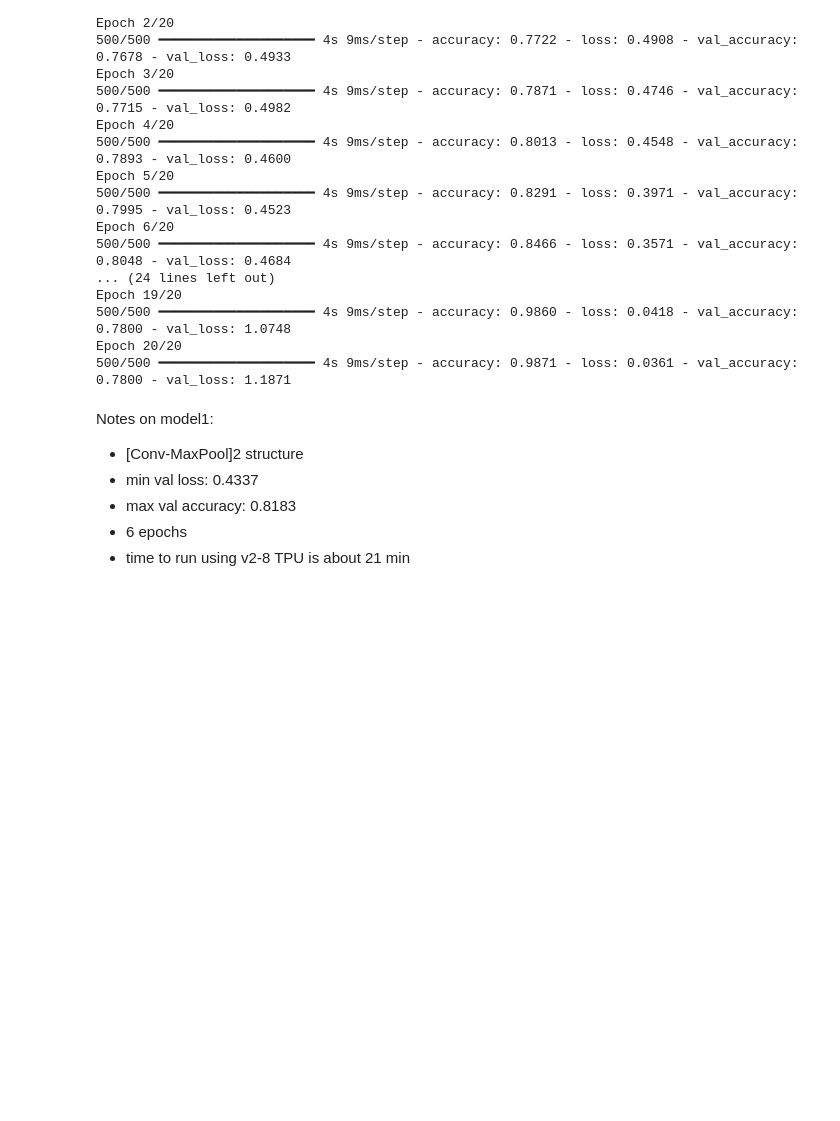
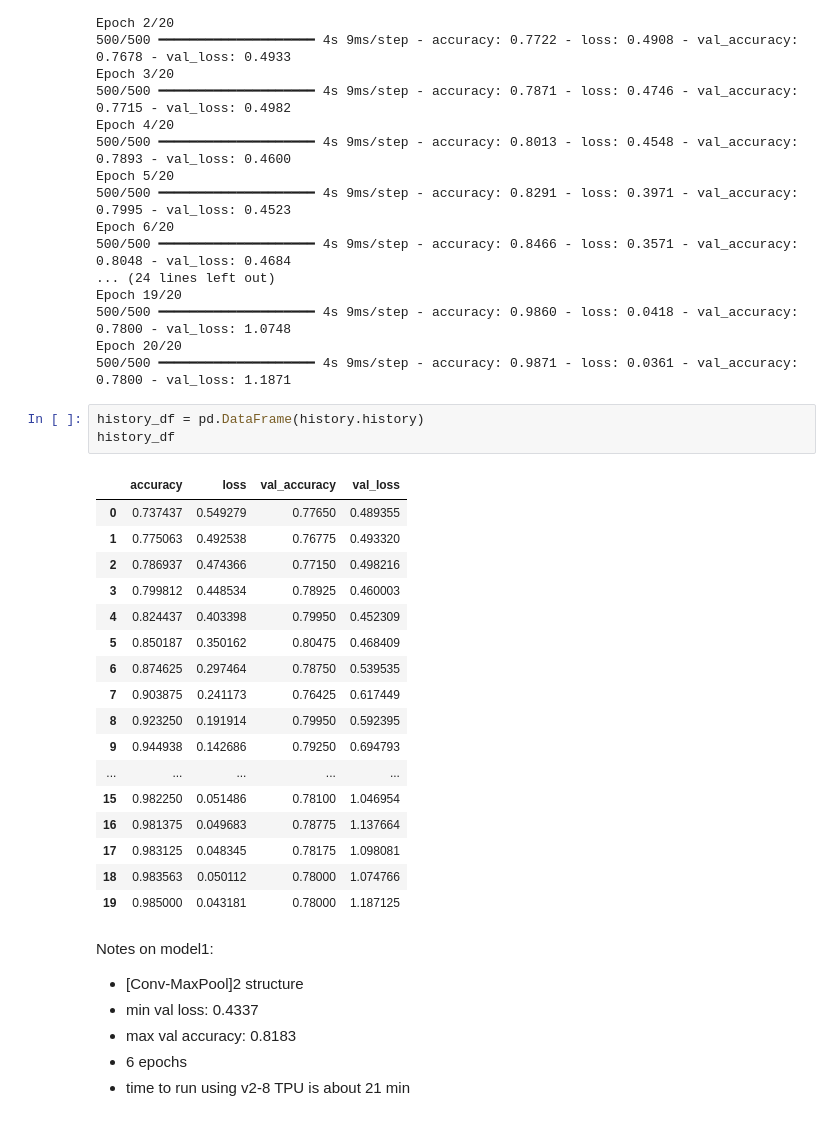
Before and after one commit to FleaBusyBeeBergs/dtsa5511-cnn-cancer-detection, a Jupyter notebook: cnn-cancer-detection.ipynb, the cells around one changed output. Cells and saved outputs as stored; diff of their text form; blank space fills up the shorter version.

```diff
--- a/cnn-cancer-detection.ipynb
+++ b/cnn-cancer-detection.ipynb
@@ -251,6 +251,27 @@ Epoch 19/20
 500/500 ━━━━━━━━━━━━━━━━━━━━ 4s 9ms/step - accuracy: 0.9860 - loss: 0.0418 - val_accuracy: 0.7800 - val_loss: 1.0748
 Epoch 20/20
 500/500 ━━━━━━━━━━━━━━━━━━━━ 4s 9ms/step - accuracy: 0.9871 - loss: 0.0361 - val_accuracy: 0.7800 - val_loss: 1.1871
+# %%
+history_df = pd.DataFrame(history.history)
+history_df
+# %% [output]
+|  | accuracy | loss | val_accuracy | val_loss |
+| 0 | 0.737437 | 0.549279 | 0.77650 | 0.489355 |
+| 1 | 0.775063 | 0.492538 | 0.76775 | 0.493320 |
+| 2 | 0.786937 | 0.474366 | 0.77150 | 0.498216 |
+| 3 | 0.799812 | 0.448534 | 0.78925 | 0.460003 |
+| 4 | 0.824437 | 0.403398 | 0.79950 | 0.452309 |
+| 5 | 0.850187 | 0.350162 | 0.80475 | 0.468409 |
+| 6 | 0.874625 | 0.297464 | 0.78750 | 0.539535 |
+| 7 | 0.903875 | 0.241173 | 0.76425 | 0.617449 |
+| 8 | 0.923250 | 0.191914 | 0.79950 | 0.592395 |
+| 9 | 0.944938 | 0.142686 | 0.79250 | 0.694793 |
+| ... | ... | ... | ... | ... |
+| 15 | 0.982250 | 0.051486 | 0.78100 | 1.046954 |
+| 16 | 0.981375 | 0.049683 | 0.78775 | 1.137664 |
+| 17 | 0.983125 | 0.048345 | 0.78175 | 1.098081 |
+| 18 | 0.983563 | 0.050112 | 0.78000 | 1.074766 |
+| 19 | 0.985000 | 0.043181 | 0.78000 | 1.187125 |
 # %% [markdown]
 Notes on model1:
 
```
